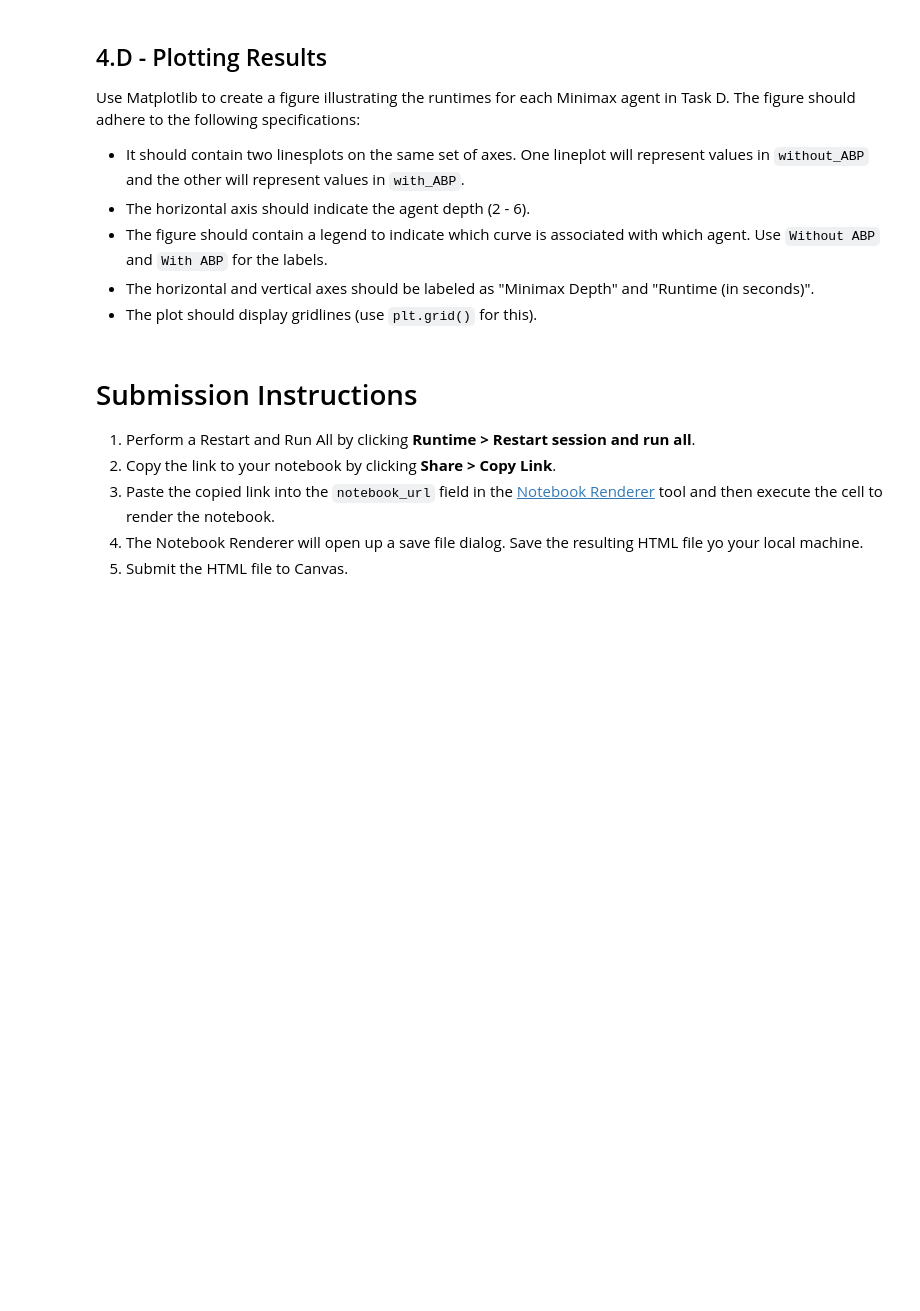
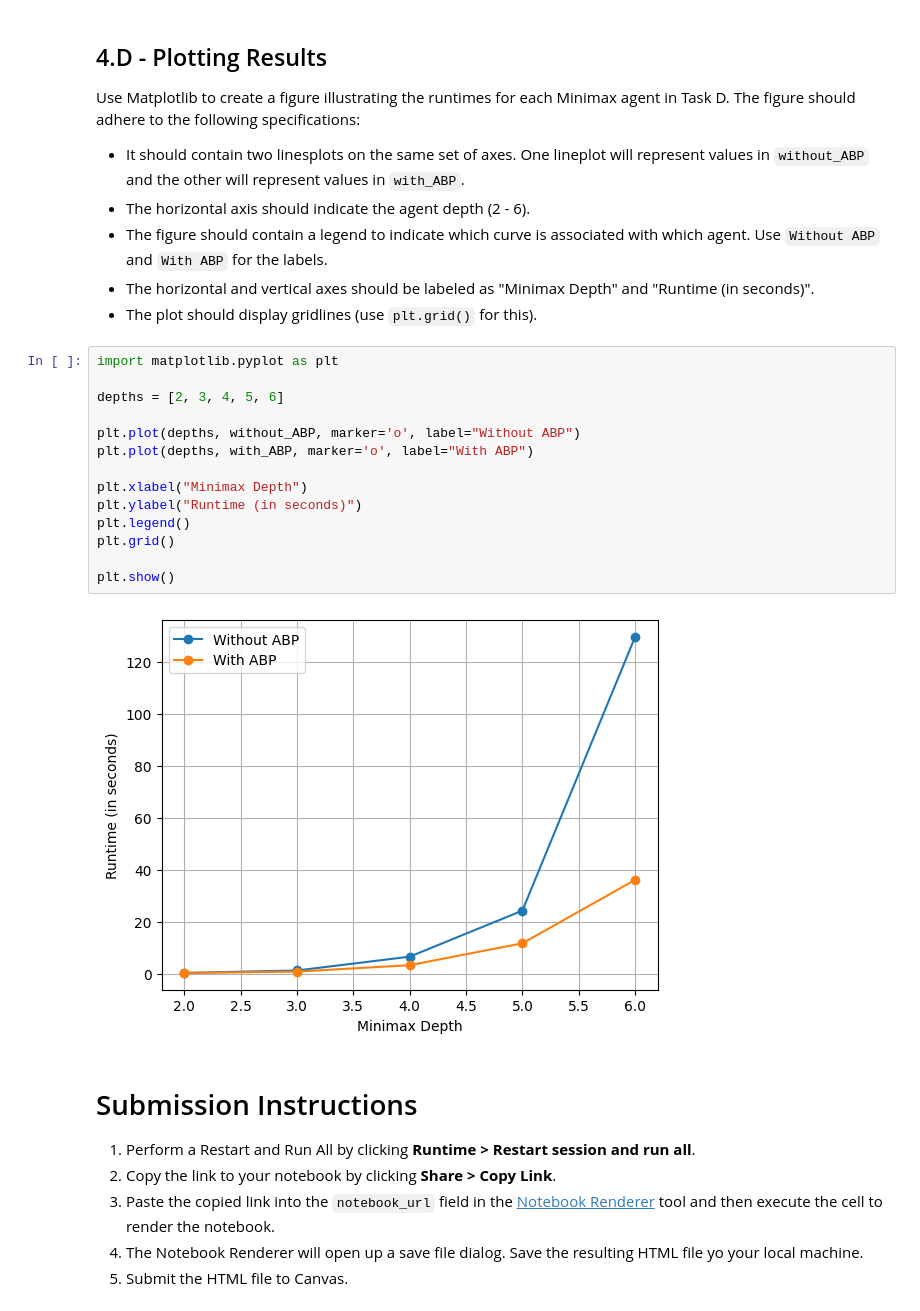
Before and after one commit to sevvaluluss/Artificial-Intelligence-Lesson-, a Jupyter notebook: Lab_03_Sevval_Ulus_Memis.ipynb, the cells around one changed output. Saved outputs shown, nothing was run; the diff lists cells and outputs as text; blank space fills up the shorter version.

```diff
--- a/Lab_03_Sevval_Ulus_Memis.ipynb
+++ b/Lab_03_Sevval_Ulus_Memis.ipynb
@@ -241,6 +499,22 @@ Use Matplotlib to create a figure illustrating the runtimes for each Minimax age
 * The figure should contain a legend to indicate which curve is associated with which agent. Use `Without ABP` and `With ABP` for the labels.
 * The horizontal and vertical axes should be labeled as "Minimax Depth" and  "Runtime (in seconds)".
 * The plot should display gridlines (use `plt.grid()` for this).
+# %%
+import matplotlib.pyplot as plt
+
+depths = [2, 3, 4, 5, 6]
+
+plt.plot(depths, without_ABP, marker='o', label="Without ABP")
+plt.plot(depths, with_ABP, marker='o', label="With ABP")
+
+plt.xlabel("Minimax Depth")
+plt.ylabel("Runtime (in seconds)")
+plt.legend()
+plt.grid()
+
+plt.show()
+# %% [output]
+[figure, added]
 # %% [markdown]
 # Submission Instructions
 
```
Also changed, not shown: parts of 16 cells of this notebook.
